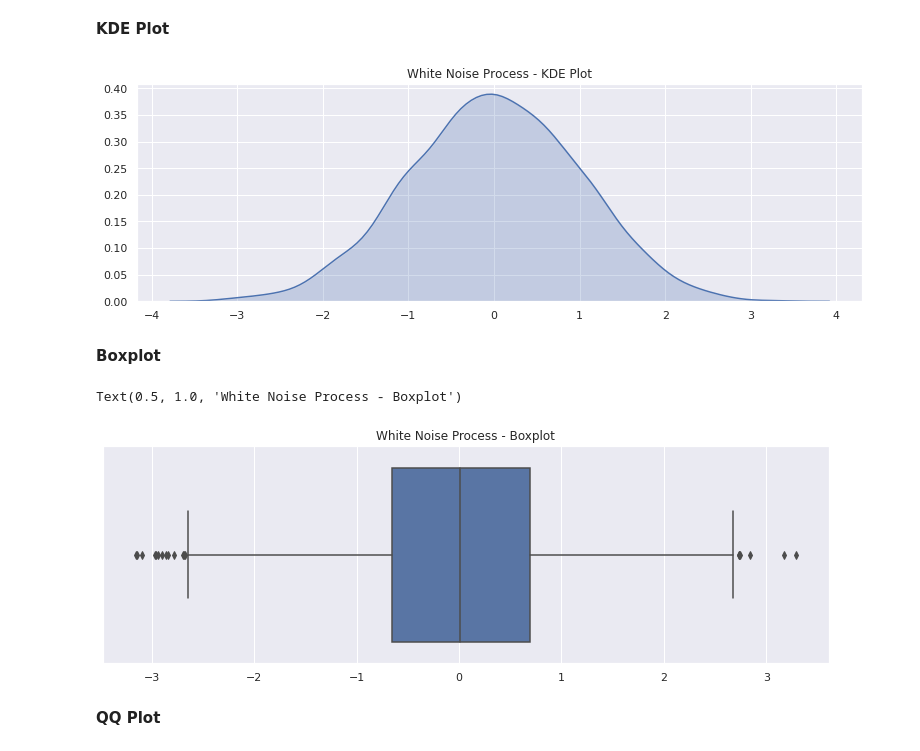
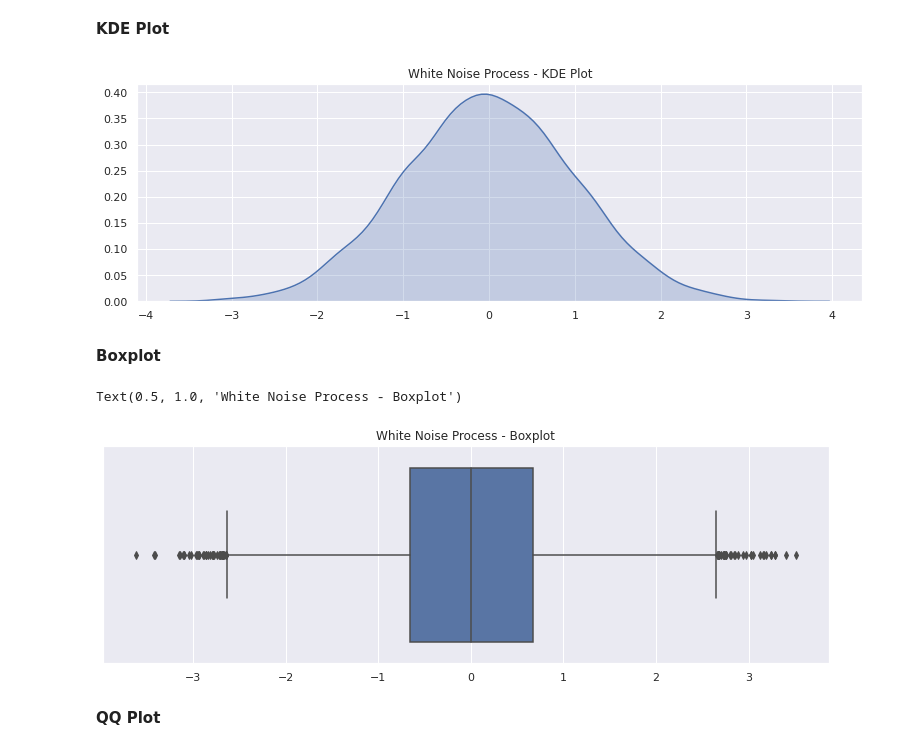
Before and after one commit to deltorobarba/sciences, a Jupyter notebook: whitenoise.ipynb, the cells around one changed output. Saved outputs shown, nothing was run; the diff lists cells and outputs as text; code cells hidden in the pictures.

```diff
--- a/whitenoise.ipynb
+++ b/whitenoise.ipynb
@@ -22,13 +22,10 @@ from random import seed
 from pandas import Series
 from pandas.plotting import autocorrelation_plot
 # %%
-# seed random number generator
 seed(1)
-
-# create white noise series
-series = [gauss(0.0, 1.0) for i in range(3000)]
+series = [gauss(0.0, 1.0) for i in range(5000)]
 series = Series(series)
-series = pd.DataFrame(data=series)
+#series = pd.DataFrame(data=series)
 # %%
 sns.set(rc={'figure.figsize':(13, 4)})
 series.plot(linewidth=1.0,title='White Noise Process - Time Series Plot')
@@ -79,5 +74,0 @@ plt.show()
-# %%
-df = series
-sns.set(rc={'figure.figsize':(13, 4)})
-sns.rugplot((df), color ='red').set_title('White Noise Process - Rug Plot')
-plt.show()
@@ -86,19 +75,18 @@ plt.show()
 # %% [markdown]
 **KDE Plot**
 # %%
-df = series
 sns.set(rc={'figure.figsize':(13, 4)})
-sns.kdeplot(df, shade=True).set_title('White Noise Process - KDE Plot')
+sns.kdeplot(series, shade=True).set_title('White Noise Process - KDE Plot')
 plt.show()
 # %% [output]
-[figure, old version]
+[figure, new version]
 # %% [markdown]
 **Boxplot**
 # %%
 sns.boxplot(series).set_title('White Noise Process - Boxplot')
 # %% [output]
 Text(0.5, 1.0, 'White Noise Process - Boxplot')
-[figure, old version]
+[figure, new version]
 # %% [markdown]
 **QQ Plot**
 # %%
```
Also changed, not shown: parts of 17 cells of this notebook.
